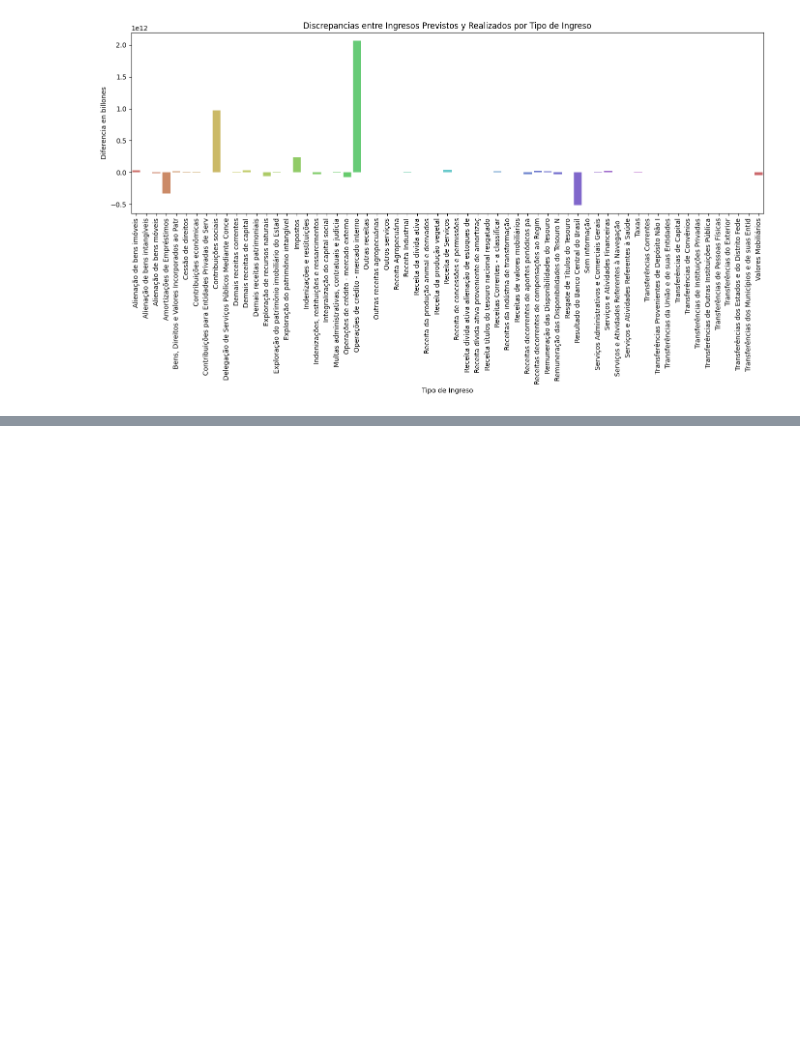
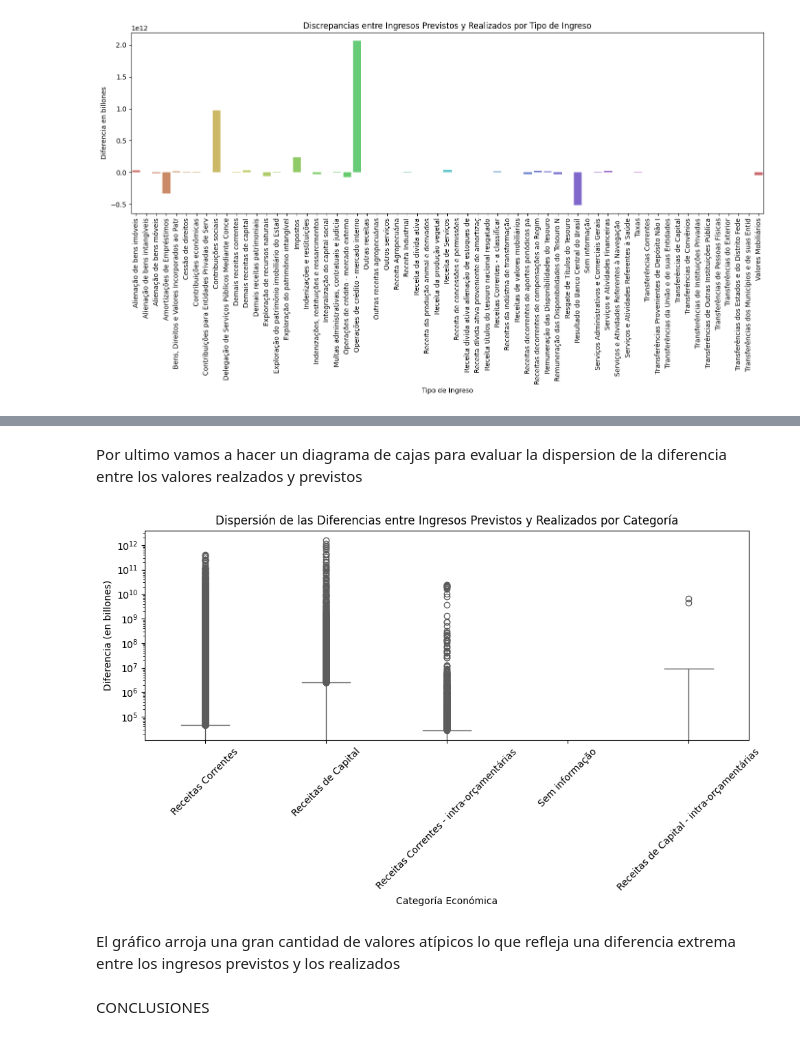
Before and after one commit to Rcm89/Proyecto2-EDA-Ingresos-Publicos-Brasil, a Jupyter notebook: notebooks/notebook_EDA.ipynb, the cells around one changed output, grey strips where cells are left out. Saved outputs shown, nothing was run; the diff lists cells and outputs as text; code cells hidden in the pictures; blank space fills up the shorter version.

Commit message:
EDA a falta de las conclusiones y un poco de formato

```diff
--- a/notebooks/notebook_EDA.ipynb
+++ b/notebooks/notebook_EDA.ipynb
@@ -269,0 +290,24 @@ VISUALIZACIONES
+# %% [markdown]
+Por ultimo vamos a hacer un diagrama de cajas para evaluar la dispersion de la diferencia entre los valores realzados y previstos
+# %%
+df_limpio['Diferencia_Previsto_Realizado'] = df_limpio['VALOR PREVISTO ACTUALIZADO'] - df_limpio['VALOR REALIZADO']
+
+plt.figure(figsize=(10,6))
+
+sns.boxplot(x='CATEGORÍA ECONÓMICA', y='Diferencia_Previsto_Realizado', data=df_limpio, palette="hls")
+
+plt.title('Dispersión de las Diferencias entre Ingresos Previstos y Realizados por Categoría')
+plt.xlabel('Categoría Económica')
+plt.ylabel('Diferencia (en billones)')
+plt.xticks(rotation=45)
+# Aplicamos escala logarítmica al eje Y para mejorar la visibilidad de la gráfica
+plt.yscale('log')
+
+plt.tight_layout()
+plt.show()
+# %% [output]
+[figure, added]
+# %% [markdown]
+El gráfico arroja una gran cantidad de valores atípicos lo que refleja una diferencia extrema entre los ingresos previstos y los realizados
+# %% [markdown]
+CONCLUSIONES
```
Also changed, not shown: parts of 3 cells of this notebook, 1 other file.
